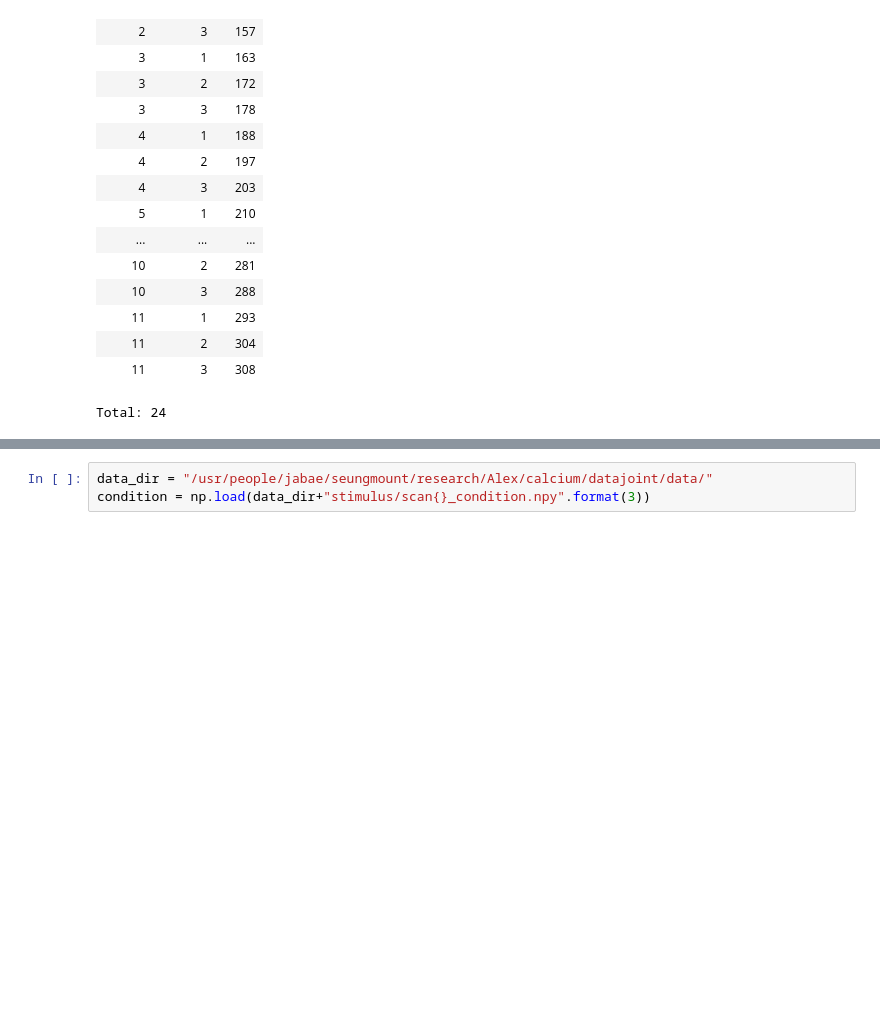
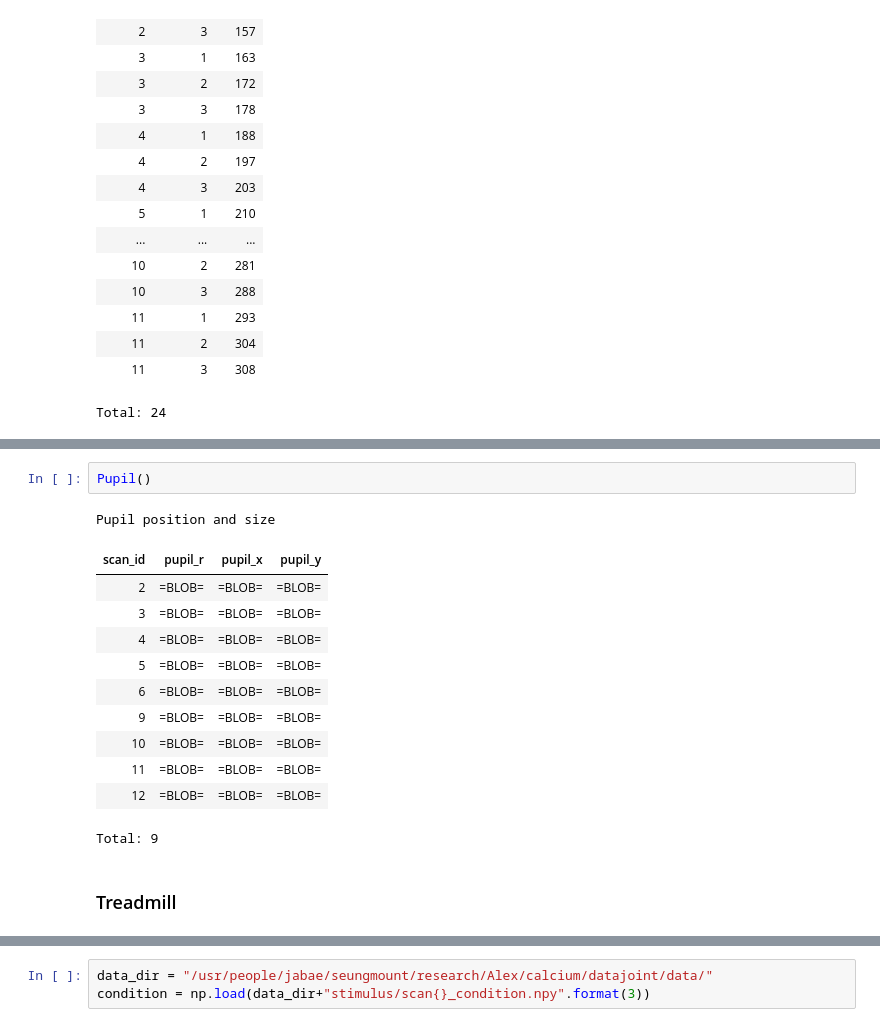
Before and after one commit to seung-lab/datajoint_seung, a Jupyter notebook: pinky/python/pinky.ipynb, the cells around one changed output, grey strips where cells are left out. Drawn from its saved outputs; the diff is of its cells as text; blank space fills up the shorter version.

Commit message:
pinky pupil and treadmill added

```diff
--- a/pinky/python/pinky.ipynb
+++ b/pinky/python/pinky.ipynb
@@ -113,0 +139,17 @@ Total: 24
+# %%
+Pupil()
+# %% [output]
+Pupil position and size
+| scan_id | pupil_r | pupil_x | pupil_y |
+| 2 | =BLOB= | =BLOB= | =BLOB= |
+| 3 | =BLOB= | =BLOB= | =BLOB= |
+| 4 | =BLOB= | =BLOB= | =BLOB= |
+| 5 | =BLOB= | =BLOB= | =BLOB= |
+| 6 | =BLOB= | =BLOB= | =BLOB= |
+| 9 | =BLOB= | =BLOB= | =BLOB= |
+| 10 | =BLOB= | =BLOB= | =BLOB= |
+| 11 | =BLOB= | =BLOB= | =BLOB= |
+| 12 | =BLOB= | =BLOB= | =BLOB= |
+Total: 9
+# %% [markdown]
+### Treadmill
```
Also changed, not shown: parts of 12 cells of this notebook.
